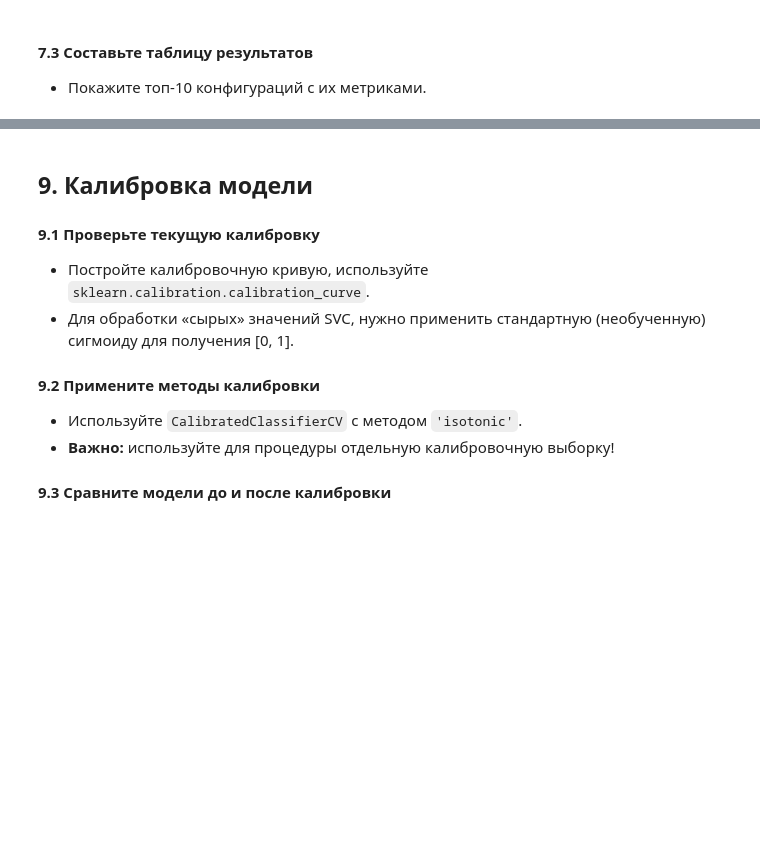
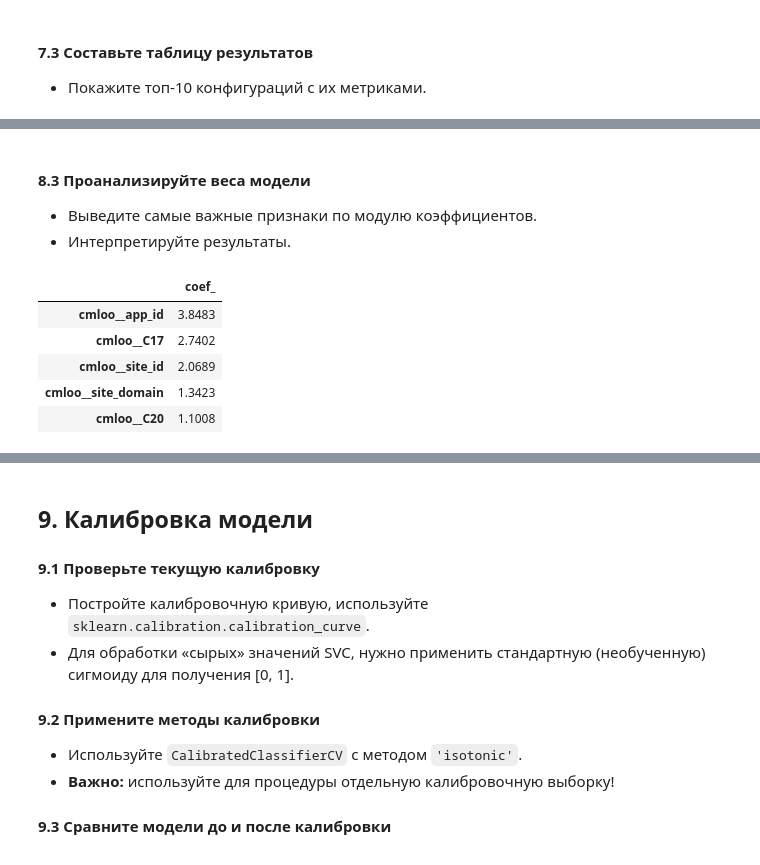
Before and after one commit to TemaQDX/sprint_12_project_advandex, a Jupyter notebook: sprint_12_project_advandex_Artem_Burov.ipynb, the cells around one changed output, grey strips where cells are left out. Drawn from its saved outputs; the diff is of its cells as text; code cells hidden in the pictures; blank space fills up the shorter version.

```diff
--- a/sprint_12_project_advandex_Artem_Burov.ipynb
+++ b/sprint_12_project_advandex_Artem_Burov.ipynb
@@ -2058,0 +2107,25 @@ pd.concat([results_lr, results_svm], ignore_index=True).sort_values('mean_test_a
+# %% [markdown]
+#### 8.3 Проанализируйте веса модели
+- Выведите самые важные признаки по модулю коэффициентов.
+- Интерпретируйте результаты.
+# %%
+
+# Извлекаем имена после предобработки
+preprocessed_names = best_estimator_lr.named_steps['preprocessor'].get_feature_names_out()
+
+# Получаем индексы отобранных признаков и применяем к именам
+selected_indices = best_estimator_lr.named_steps['feature_selector'].selected_indices_
+selected_features_flat = preprocessed_names[selected_indices]
+coefficients = best_estimator_lr.named_steps['model_LR'].coef_[0]
+
+# Выводим признаки и коэффициенты модели
+result_df = pd.DataFrame([coefficients.round(4)], columns=selected_features_flat).T.sort_values(by=0, ascending=False).rename(columns={0: 'coef_'})
+
+result_df.head(5)
+# %% [output]
+|  | coef_ |
+| cmloo__app_id | 3.8483 |
+| cmloo__C17 | 2.7402 |
+| cmloo__site_id | 2.0689 |
+| cmloo__site_domain | 1.3423 |
+| cmloo__C20 | 1.1008 |
```
Also changed, not shown: parts of 7 cells of this notebook.
